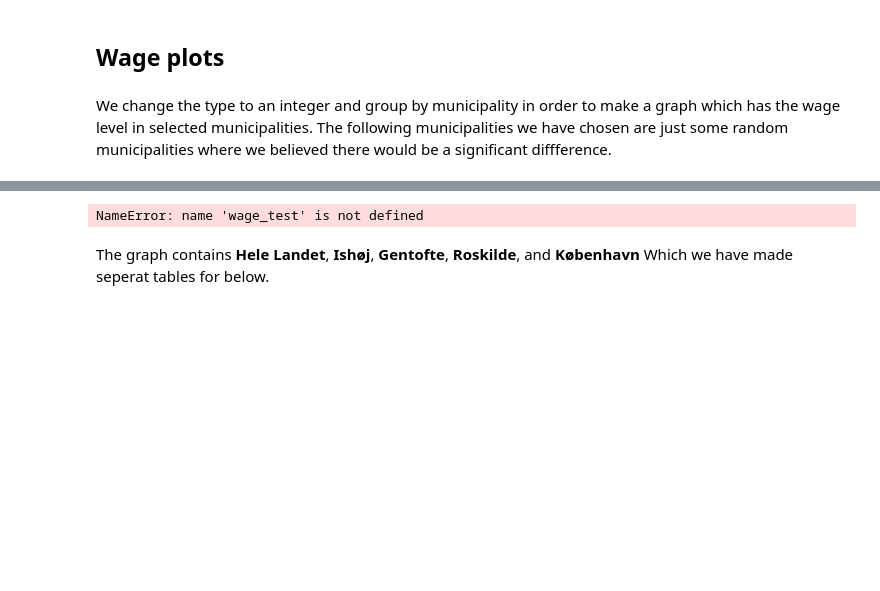
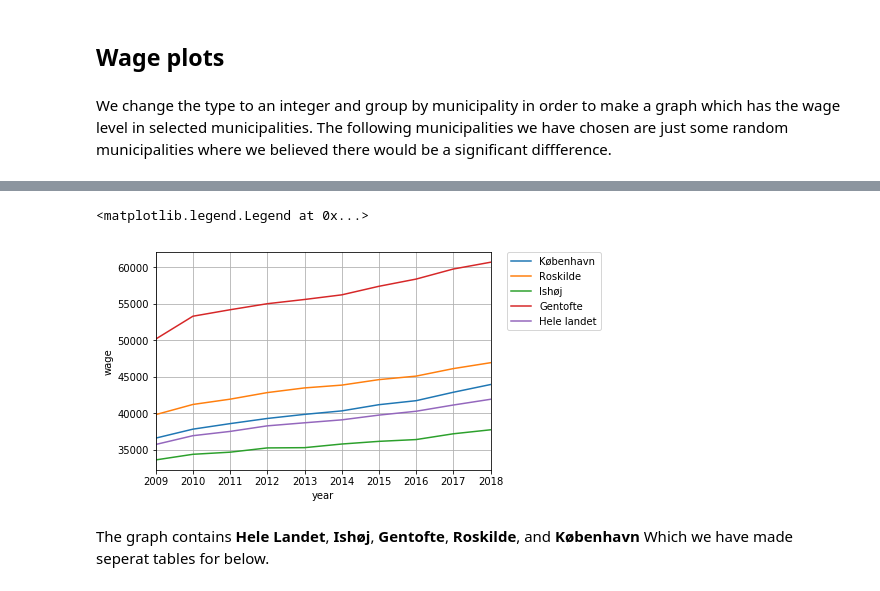
Before and after one commit to NumEconCopenhagen/projects-2020-tobiasharald, a Jupyter notebook: dataproject/dataproject.ipynb, the cells around one changed output, grey strips where cells are left out. Cells and saved outputs as stored; diff of their text form; code cells hidden in the pictures; blank space fills up the shorter version.

```diff
--- a/dataproject/dataproject.ipynb
+++ b/dataproject/dataproject.ipynb
@@ -257,23 +257,24 @@ Name: wage, Length: 495, dtype: int32
 # %%
 wage_mean = wage_grouped.mean() # mean wage
 wage_mean.name = 'wage_mean'
 wage_graph = wage_long.set_index('municipality').join(wage_mean, how='left')
 wage_graph.xs('Gentofte')
 municipalities2 = ['København','Roskilde','Ishøj','Gentofte','Hele landet']
 
 fig = plt.figure()
 ax = fig.add_subplot(1,1,1)
 
 for m in municipalities2:
-    wage_test.xs(m).plot(x='year',y='wage',ax=ax,label=m)
+    wage_graph.xs(m).plot(x='year',y='wage',ax=ax,label=m)
 
 
 ax.legend(frameon=True)
 ax.set_ylabel('wage')
 ax.grid(True)
 plt.legend(bbox_to_anchor=(1.05, 1), loc='upper left', borderaxespad=0.)
 # %% [output]
-NameError: name 'wage_test' is not defined
+<matplotlib.legend.Legend at 0x...>
+[figure, added]
 # %% [markdown]
 The graph contains **Hele Landet**, **Ishøj**, **Gentofte**, **Roskilde**, and **København**
 Which we have made seperat tables for below.
```
Also changed, not shown: parts of 14 cells of this notebook.
